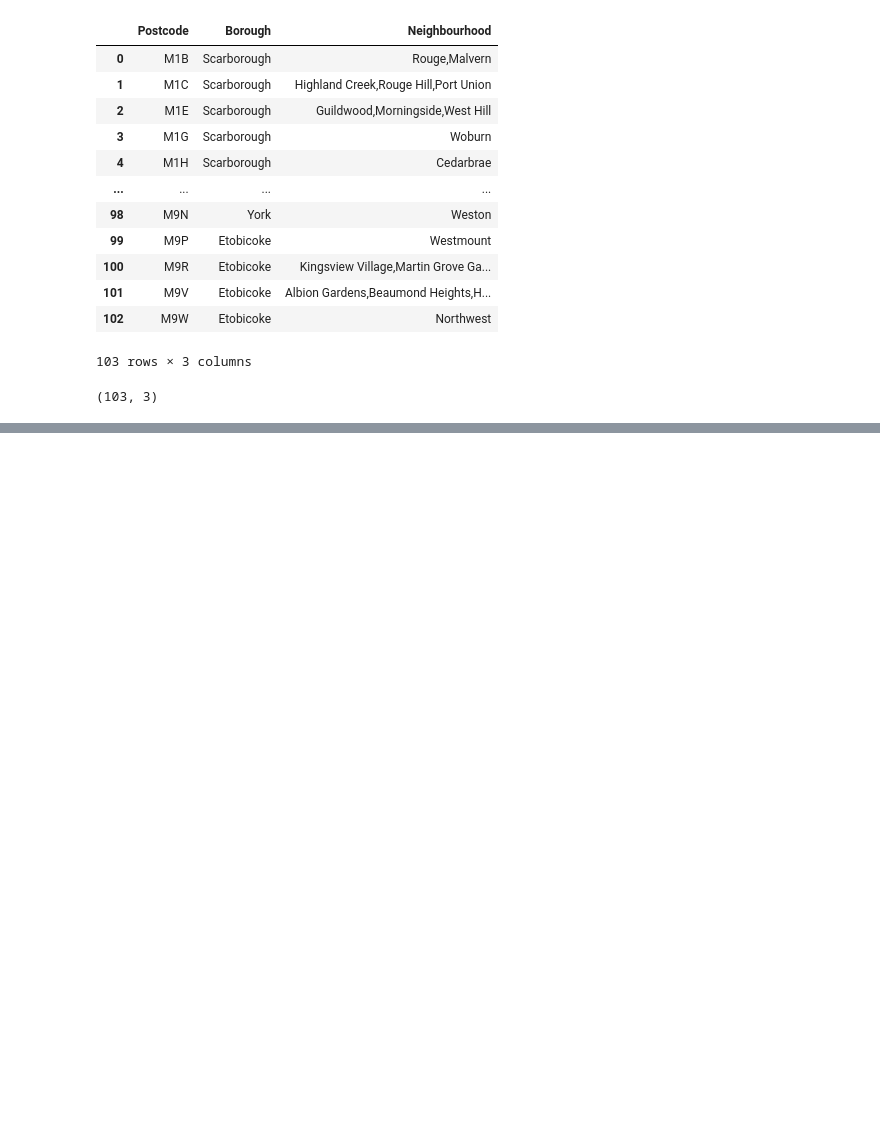
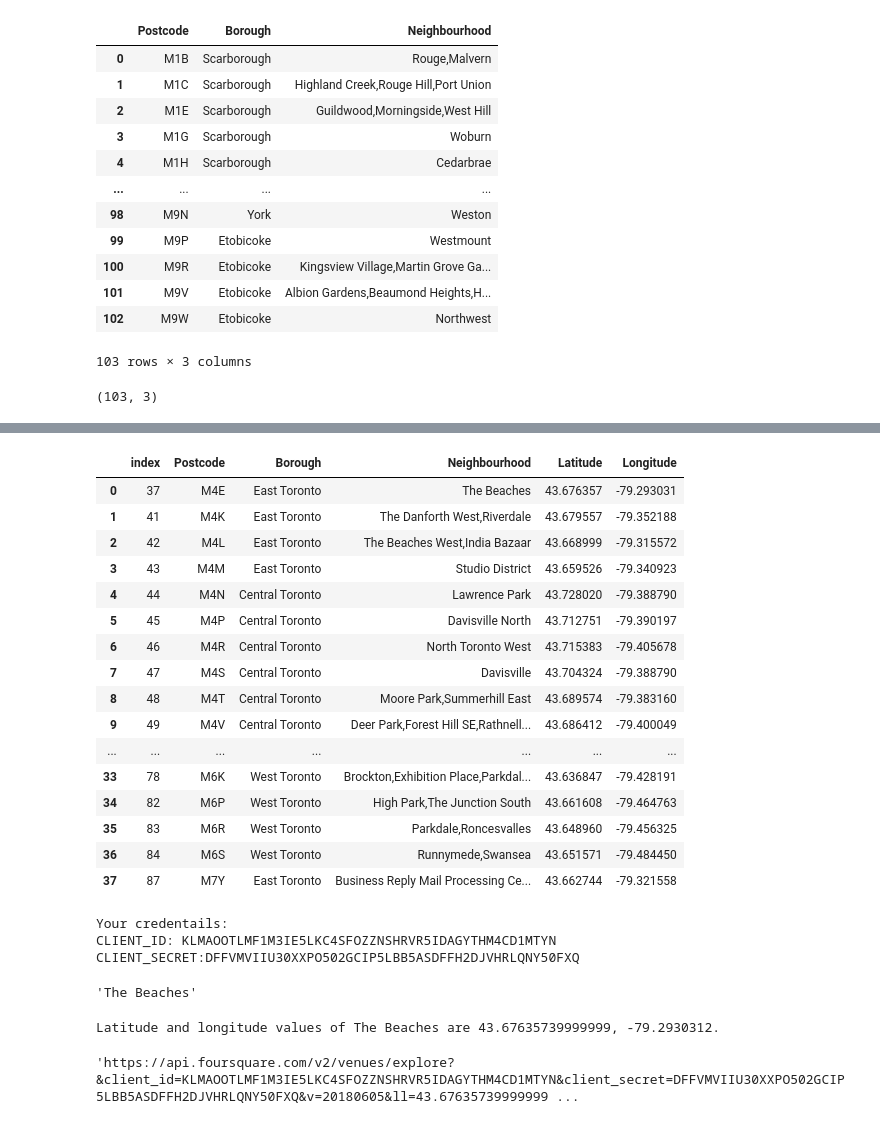
Before and after one commit to amsh1990/Coursera_Capstone, a Jupyter notebook: Toronto.ipynb, the cells around one changed output, grey strips where cells are left out. Drawn from its saved outputs; the diff is of its cells as text; code cells hidden in the pictures; blank space fills up the shorter version.

```diff
--- a/Toronto.ipynb
+++ b/Toronto.ipynb
@@ -147,0 +162,2 @@ df1.shape
+# %%
+df2 = pd.read_csv('Geospatial_Coordinates.csv')
@@ -147,0 +180,2 @@ df1.shape
+# %%
+df2.rename(columns={'Postal Code': 'Postcode'}, inplace=True)
@@ -147,0 +200,3 @@ df1.shape
+# %%
+df3=df1.merge(df2, on='Postcode')
+df3
@@ -147,0 +255,3 @@ df1.shape
+# %%
+Toronto_data=df3[df3['Borough'].str.contains(r"\bToronto\b", case = False)]
+Toronto_data.head()
@@ -147,0 +265,32 @@ df1.shape
+# %%
+Toronto_data.reset_index()
+# %% [output]
+|  | index | Postcode | Borough | Neighbourhood | Latitude | Longitude |
+| 0 | 37 | M4E | East Toronto | The Beaches | 43.676357 | -79.293031 |
+| 1 | 41 | M4K | East Toronto | The Danforth West,Riverdale | 43.679557 | -79.352188 |
+| 2 | 42 | M4L | East Toronto | The Beaches West,India Bazaar | 43.668999 | -79.315572 |
+| 3 | 43 | M4M | East Toronto | Studio District | 43.659526 | -79.340923 |
+| 4 | 44 | M4N | Central Toronto | Lawrence Park | 43.728020 | -79.388790 |
+| 5 | 45 | M4P | Central Toronto | Davisville North | 43.712751 | -79.390197 |
+| 6 | 46 | M4R | Central Toronto | North Toronto West | 43.715383 | -79.405678 |
+| 7 | 47 | M4S | Central Toronto | Davisville | 43.704324 | -79.388790 |
+| 8 | 48 | M4T | Central Toronto | Moore Park,Summerhill East | 43.689574 | -79.383160 |
+| 9 | 49 | M4V | Central Toronto | Deer Park,Forest Hill SE,Rathnell... | 43.686412 | -79.400049 |
+| ... | ... | ... | ... | ... | ... | ... |
+| 33 | 78 | M6K | West Toronto | Brockton,Exhibition Place,Parkdal... | 43.636847 | -79.428191 |
+| 34 | 82 | M6P | West Toronto | High Park,The Junction South | 43.661608 | -79.464763 |
+| 35 | 83 | M6R | West Toronto | Parkdale,Roncesvalles | 43.648960 | -79.456325 |
+| 36 | 84 | M6S | West Toronto | Runnymede,Swansea | 43.651571 | -79.484450 |
+| 37 | 87 | M7Y | East Toronto | Business Reply Mail Processing Ce... | 43.662744 | -79.321558 |
+# %%
+CLIENT_ID = 'KLMAOOTLMF1M3IE5LKC4SFOZZNSHRVR5IDAGYTHM4CD1MTYN' # your Foursquare ID
+CLIENT_SECRET = 'DFFVMVIIU30XXPO502GCIP5LBB5ASDFFH2DJVHRLQNY50FXQ' # your Foursquare Secret
+VERSION = '20180605' # Foursquare API version
+
+print('Your credentails:')
+print('CLIENT_ID: ' + CLIENT_ID)
+print('CLIENT_SECRET:' + CLIENT_SECRET)
+# %% [output]
+Your credentails:
+CLIENT_ID: KLMAOOTLMF1M3IE5LKC4SFOZZNSHRVR5IDAGYTHM4CD1MTYN
+CLIENT_SECRET:DFFVMVIIU30XXPO502GCIP5LBB5ASDFFH2DJVHRLQNY50FXQ
@@ -147,0 +315,33 @@ df1.shape
+# %%
+Toronto_data.loc[37, 'Neighbourhood']
+# %% [output]
+'The Beaches'
+# %%
+neighborhood_latitude = Toronto_data.loc[37, 'Latitude'] # neighborhood latitude value
+neighborhood_longitude = Toronto_data.loc[37, 'Longitude'] # neighborhood longitude value
+
+neighborhood_name = Toronto_data.loc[37, 'Neighbourhood'] # neighborhood name
+
+print('Latitude and longitude values of {} are {}, {}.'.format(neighborhood_name,
+                                                               neighborhood_latitude,
+                                                               neighborhood_longitude))
+# %% [output]
+Latitude and longitude values of The Beaches are 43.67635739999999, -79.2930312.
+# %%
+
+LIMIT = 100 # limit of number of venues returned by Foursquare API
+
+radius = 500 # define radius
+
+ # create URL
+url = 'https://api.foursquare.com/v2/venues/explore?&client_id={}&client_secret={}&v={}&ll={},{}&radius={}&limit={}'.format(
+    CLIENT_ID,
+    CLIENT_SECRET,
+    VERSION,
+    neighborhood_latitude,
+    neighborhood_longitude,
+    radius,
+    LIMIT)
+url # display URL
+# %% [output]
+'https://api.foursquare.com/v2/venues/explore?&client_id=KLMAOOTLMF1M3IE5LKC4SFOZZNSHRVR5IDAGYTHM4CD1MTYN&client_secret=DFFVMVIIU30XXPO502GCIP5LBB5ASDFFH2DJVHRLQNY50FXQ&v=20180605&ll=43.67635739999999 ...
```
Also changed, not shown: parts of 39 cells of this notebook.
